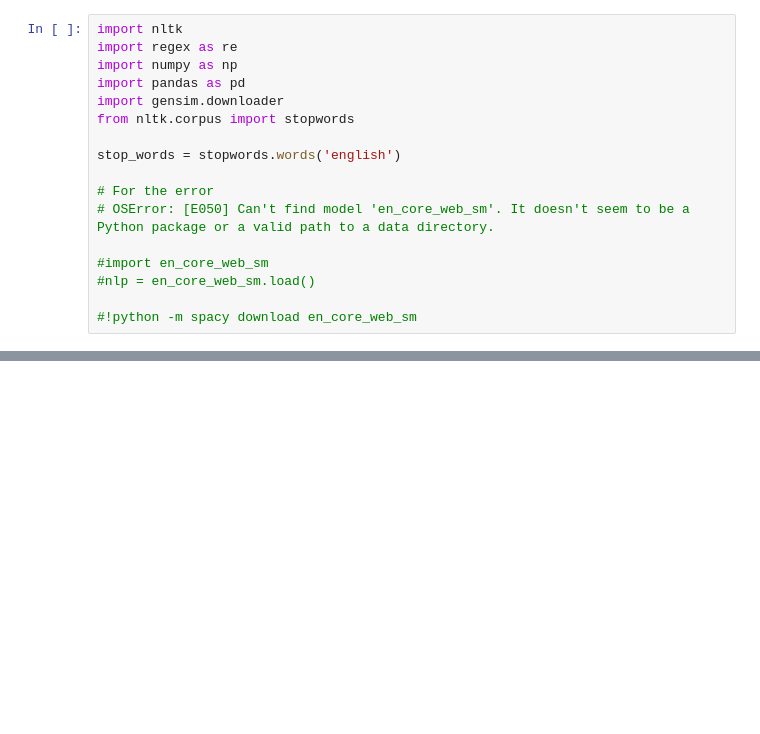
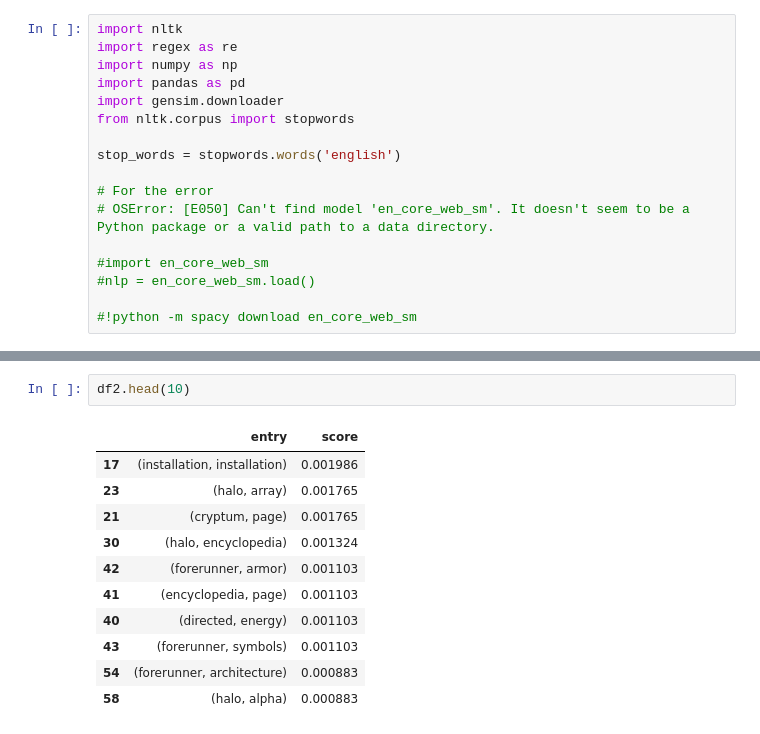
Before and after one commit to suhren/keyword, a Jupyter notebook: generation.ipynb, the cells around one changed output, grey strips where cells are left out. Drawn from its saved outputs; the diff is of its cells as text; blank space fills up the shorter version.

```diff
--- a/generation.ipynb
+++ b/generation.ipynb
@@ -367,0 +169,14 @@ counts.shape
+# %%
+df2.head(10)
+# %% [output]
+|  | entry | score |
+| 17 | (installation, installation) | 0.001986 |
+| 23 | (halo, array) | 0.001765 |
+| 21 | (cryptum, page) | 0.001765 |
+| 30 | (halo, encyclopedia) | 0.001324 |
+| 42 | (forerunner, armor) | 0.001103 |
+| 41 | (encyclopedia, page) | 0.001103 |
+| 40 | (directed, energy) | 0.001103 |
+| 43 | (forerunner, symbols) | 0.001103 |
+| 54 | (forerunner, architecture) | 0.000883 |
+| 58 | (halo, alpha) | 0.000883 |
```
Also changed, not shown: parts of 53 cells of this notebook, 4 other files.
